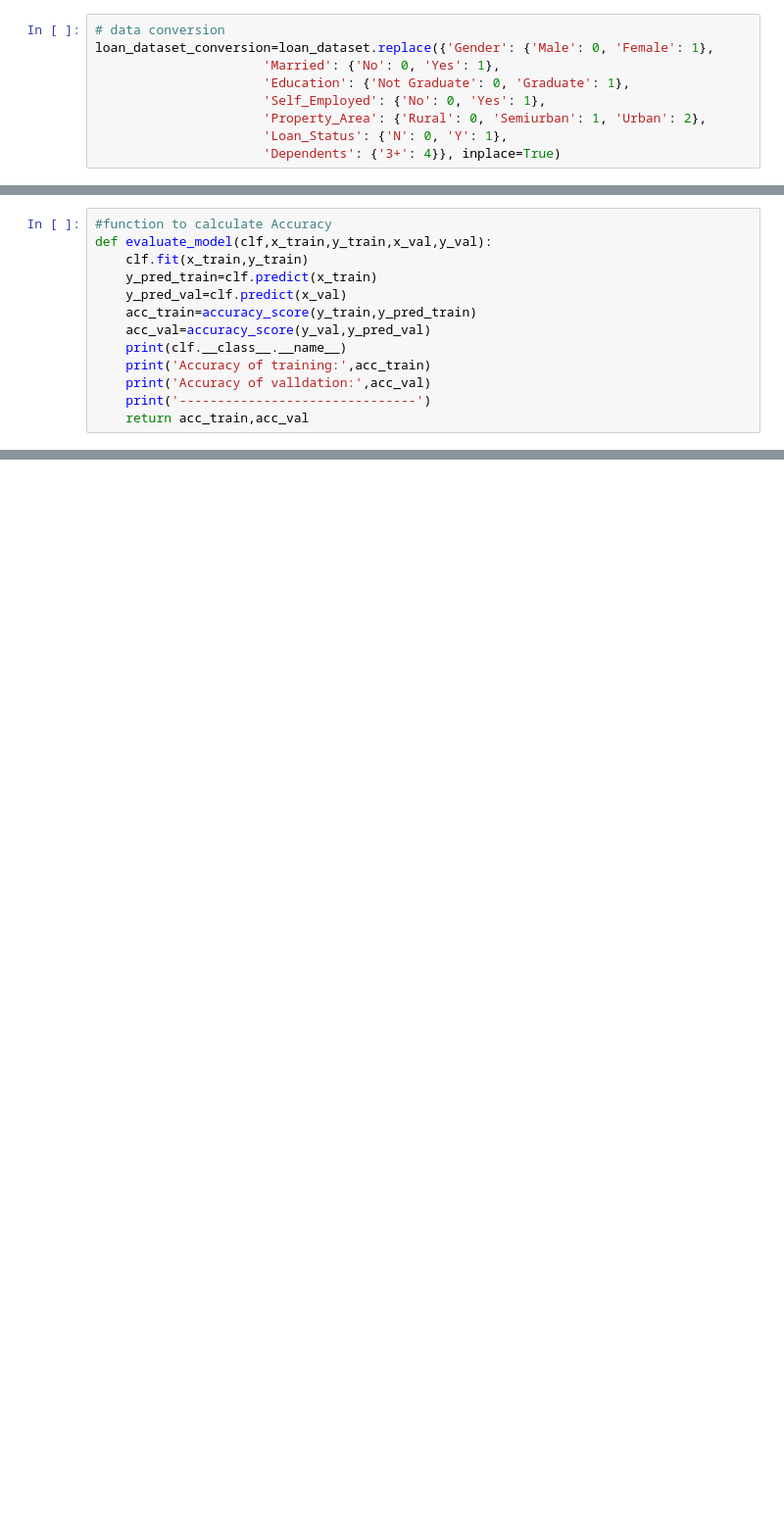
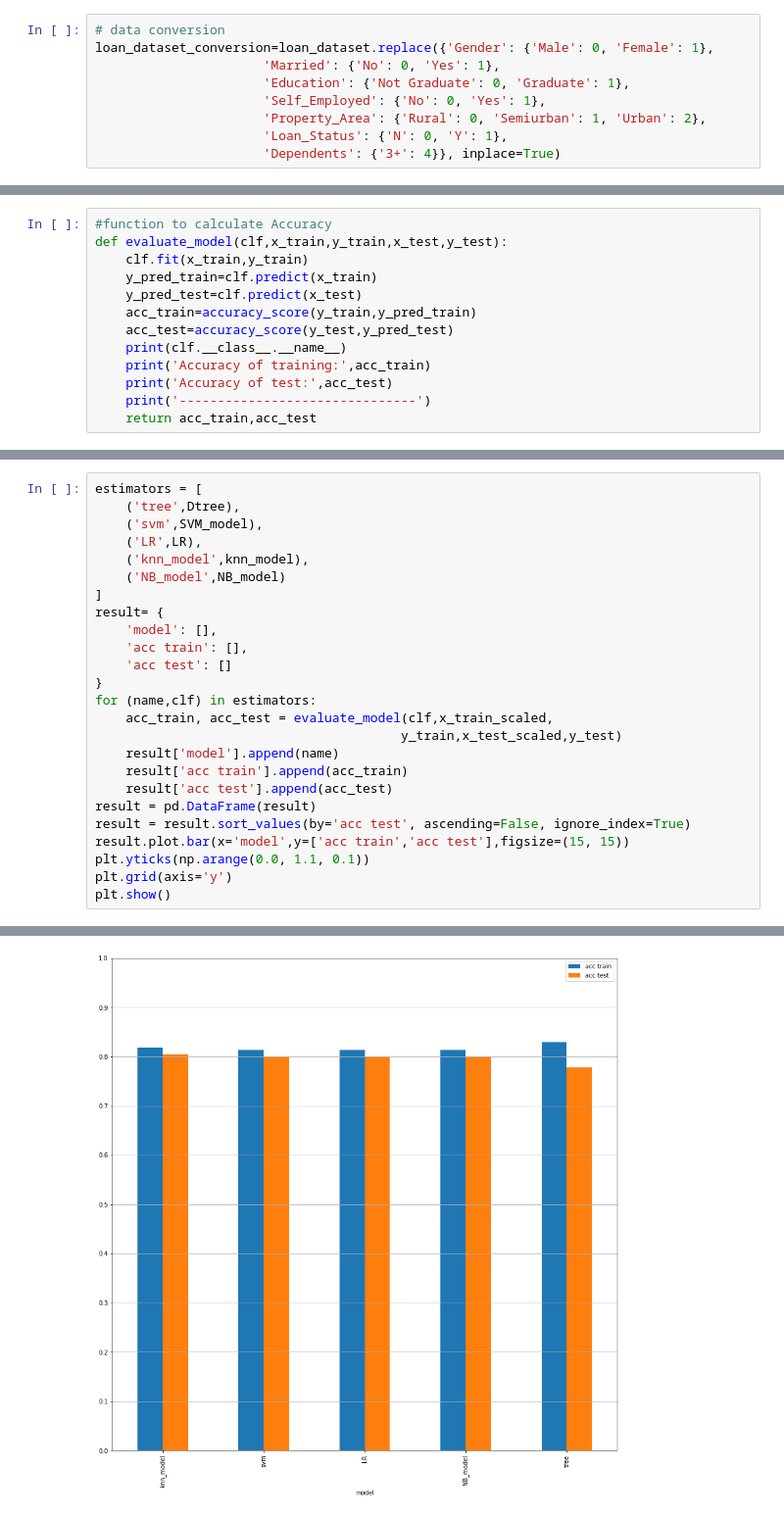
Before and after one commit to D7MR/loan_data, a Jupyter notebook: loan_data.ipynb, the cells around one changed output, grey strips where cells are left out. Shown: that part at 98% size. Cells and saved outputs as stored; diff of their text form; blank space fills up the shorter version.

```diff
--- a/loan_data.ipynb
+++ b/loan_data.ipynb
@@ -90,14 +143,14 @@ x_test_scaled= scaler.transform(x_test)
 # %%
 #function to calculate Accuracy
-def evaluate_model(clf,x_train,y_train,x_val,y_val):
+def evaluate_model(clf,x_train,y_train,x_test,y_test):
     clf.fit(x_train,y_train)
     y_pred_train=clf.predict(x_train)
-    y_pred_val=clf.predict(x_val)
+    y_pred_test=clf.predict(x_test)
     acc_train=accuracy_score(y_train,y_pred_train)
-    acc_val=accuracy_score(y_val,y_pred_val)
+    acc_test=accuracy_score(y_test,y_pred_test)
     print(clf.__class__.__name__)
     print('Accuracy of training:',acc_train)
-    print('Accuracy of valldation:',acc_val)
+    print('Accuracy of test:',acc_test)
     print('-------------------------------')
-    return acc_train,acc_val
+    return acc_train,acc_test
 # %%
@@ -237,0 +199,26 @@ plt.show()
+# %%
+estimators = [
+    ('tree',Dtree),
+    ('svm',SVM_model),
+    ('LR',LR),
+    ('knn_model',knn_model),
+    ('NB_model',NB_model)
+]
+result= {
+    'model': [],
+    'acc train': [],
+    'acc test': []
+}
+for (name,clf) in estimators:
+    acc_train, acc_test = evaluate_model(clf,x_train_scaled,
+                                        y_train,x_test_scaled,y_test)
+    result['model'].append(name)
+    result['acc train'].append(acc_train)
+    result['acc test'].append(acc_test)
+result = pd.DataFrame(result)
+result = result.sort_values(by='acc test', ascending=False, ignore_index=True)
+result.plot.bar(x='model',y=['acc train','acc test'],figsize=(15, 15))
+plt.yticks(np.arange(0.0, 1.1, 0.1))
+plt.grid(axis='y')
+plt.show()
+# %% [output]
@@ -238 +245,2 @@ plt.show()
+[figure, added]
 # %%
```
Also changed, not shown: parts of 22 cells of this notebook.
